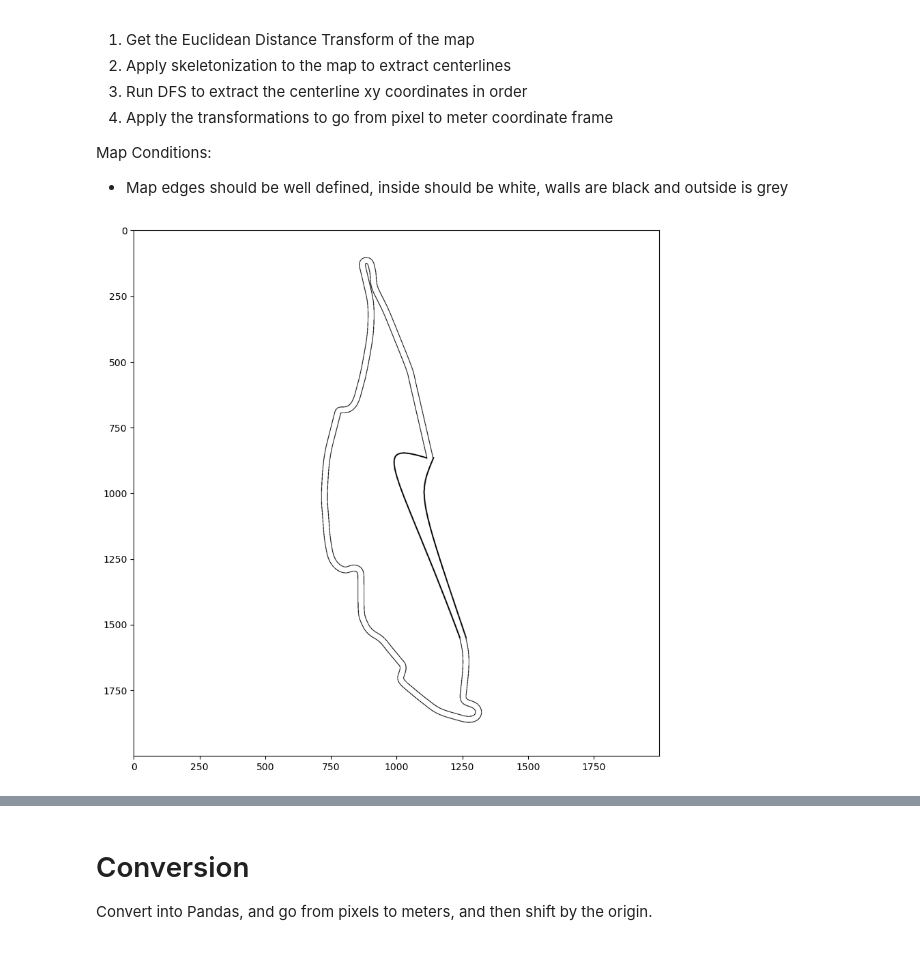
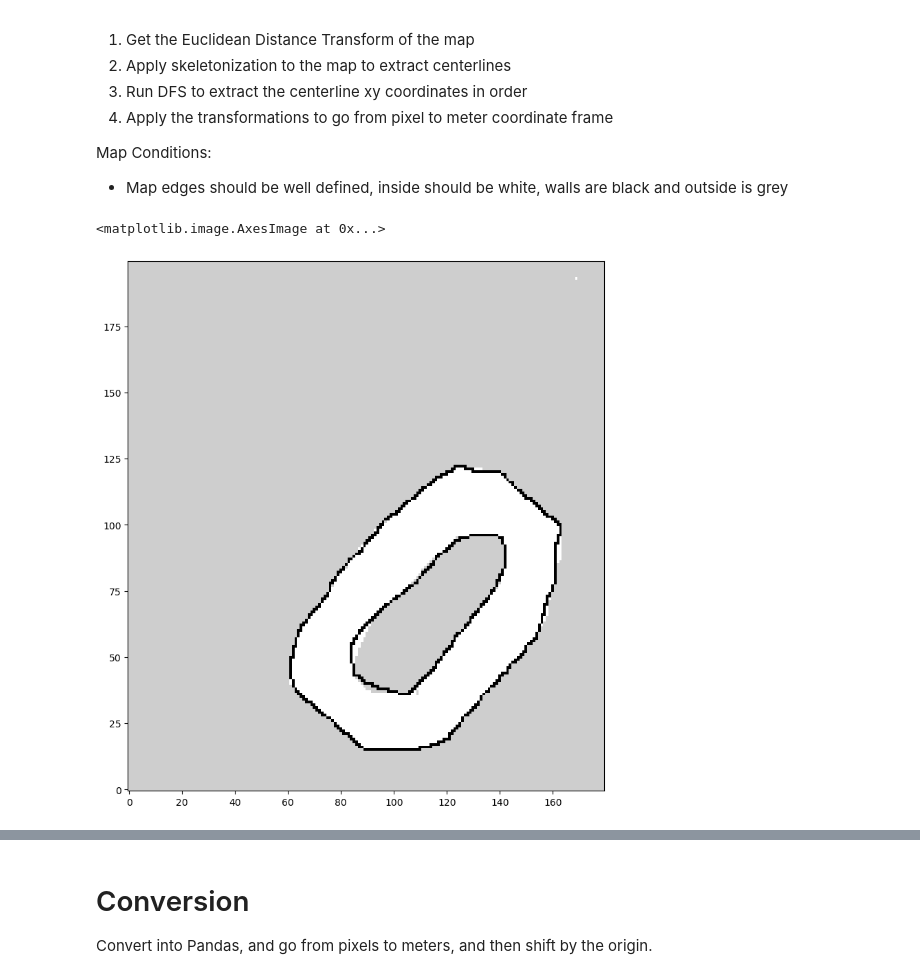
Before and after one commit to kiwikigame/Raceline-Optimization-up, a Jupyter notebook: map_converter.ipynb, the cells around one changed output, grey strips where cells are left out. Cells and saved outputs as stored; diff of their text form; code cells hidden in the pictures.

```diff
--- a/map_converter.ipynb
+++ b/map_converter.ipynb
@@ -27,29 +27,23 @@ TRACK_WIDTH_MARGIN = 0.0 # Extra Safety margin, in meters
 # %%
 # Modified from https://github.com/CL2-UWaterloo/Head-to-Head-Autonomous-Racing/blob/main/gym/f110_gym/envs/laser_models.py
 # load map image
 
 if os.path.exists(f"maps/{MAP_NAME}.png"):
     map_img_path = f"maps/{MAP_NAME}.png"
 elif os.path.exists(f"maps/{MAP_NAME}.pgm"):
     map_img_path = f"maps/{MAP_NAME}.pgm"
 else:
     raise Exception("Map not found!")
 
-input_image_path = "/mnt/data/téléchargement.png"  # Use the uploaded file path
-raw_map_img = Image.open(map_img_path).convert('L')  # Convert to grayscale
-
-# Convert to numpy array
-raw_map_img = np.array(raw_map_img)
-
-# Apply a threshold to create a binary image
-threshold_value = 128  # You can adjust this value as needed
-binary_map_img = np.where(raw_map_img > threshold_value, 1.0, 0.0)
+map_yaml_path = f"maps/{MAP_NAME}.yaml"
+raw_map_img = np.array(Image.open(map_img_path).transpose(Image.FLIP_TOP_BOTTOM))
+raw_map_img = raw_map_img.astype(np.float64)
 
 plt.figure(figsize=(10, 10))
-plt.imshow(binary_map_img, cmap='gray', origin='upper')
-plt.show()
+plt.imshow(raw_map_img, cmap='gray', origin='lower')
 # %% [output]
+<matplotlib.image.AxesImage at 0x...>
-[figure, old version]
+[figure, new version]
 # %%
 # grayscale -> binary. Converts grey to black
 map_img = raw_map_img.copy()
```
Also changed, not shown: parts of 17 cells of this notebook, 12 other files.
